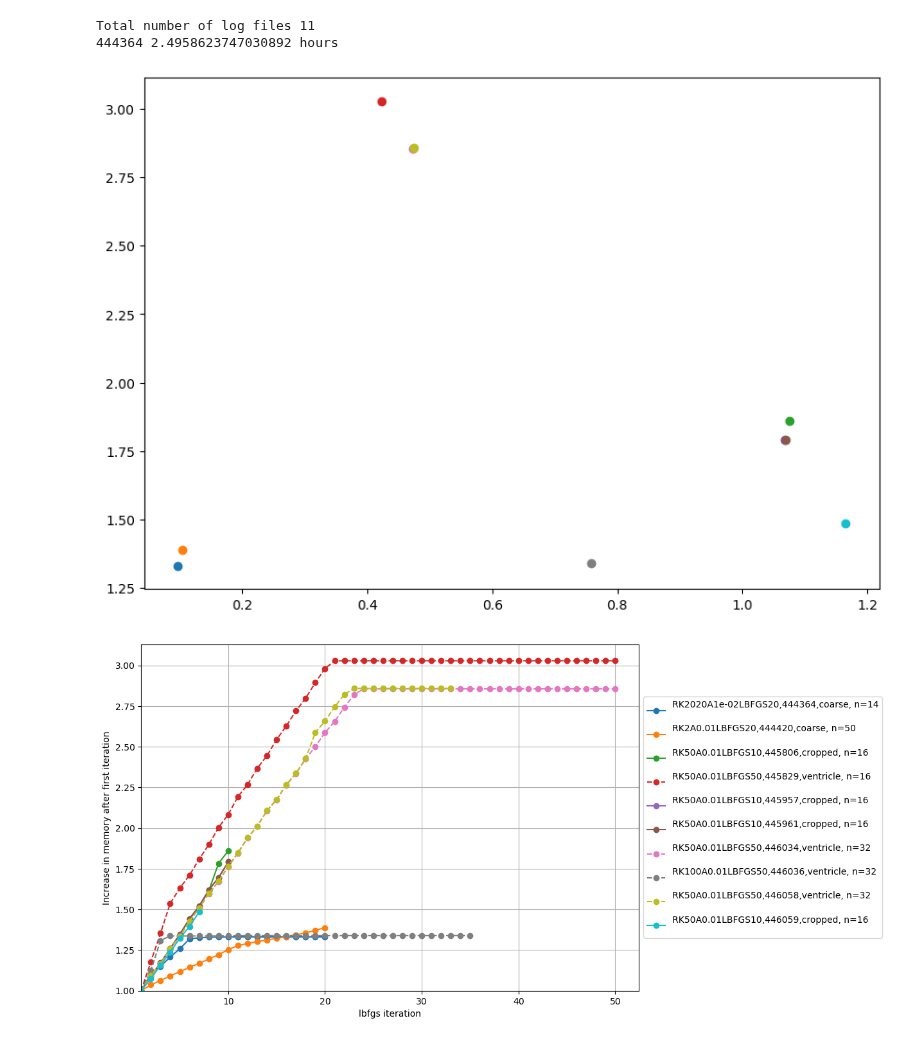
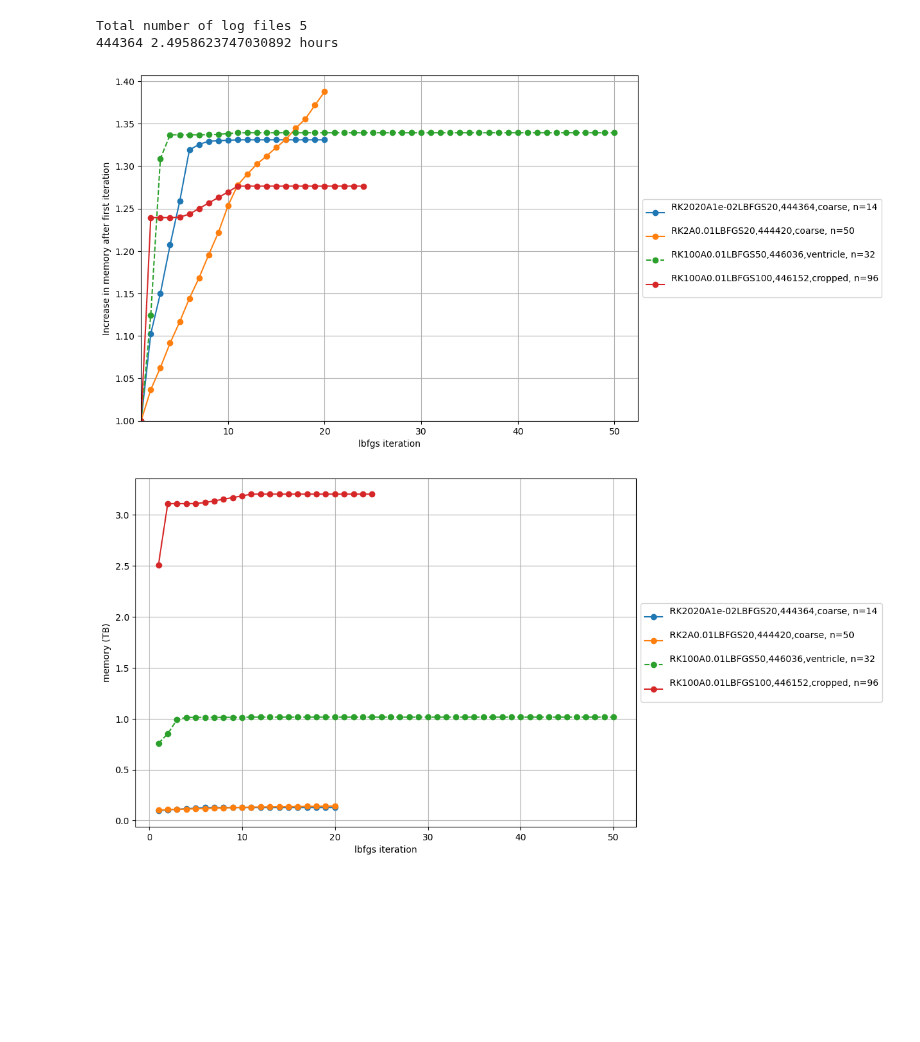
Before and after one commit to JohannesHaubner/mapMRI, a Jupyter notebook: examples/debugging/mem.ipynb, the cells around one changed output. Saved outputs shown, nothing was run; the diff lists cells and outputs as text; code cells hidden in the pictures; blank space fills up the shorter version.

```diff
--- a/examples/debugging/mem.ipynb
+++ b/examples/debugging/mem.ipynb
@@ -10,27 +10,6 @@ def func(x, a, b,):
     return a * x + b
 # %%
 path = pathlib.Path("/home/bastian/D1/registration/mrislurm/")
-slurmids = [
-    441149, 441152, 441153,
-    # no preconditioning:
-    441187, 441188, 441189,
-    441203, 441153,
-    441265, 441367, 441419,
-    441443, 441444,
-]
-
-
-# compare mpi.barrier to not having barrier:
-slurmids = [
-    443751,
-    443759, 443752,
-    # # euler:
-    443761, 443874,
-    # # from singularity:
-     443871, 443873, # 443875, 443874, 443877,
-    443880, 443890,
-    443939, 443940
-]
 
 slurmids = [444364,
             444420,
@@ -48,20 +27,18 @@ slurmids = [444364,
             # 445351,
             # 445348,
             # 445457,
-            445806, 445829, 445957, 445961, 445962,
-            446059, 446034, 446058, 446036
+            #445806, 445829, 445957, 445961, 445962,
+            # 446059, 446034, 446058,
+            446036,
+            446145,
+            446152
 ]
 
 
-# path = pathlib.Path("/home/bastian/D1/registration/cubeslurm/")
-# slurmids = [
-#     444197, 444198
-# ]
 
 print("Total number of log files", len(slurmids))
 
-fig3 = plt.figure(figsize=(10,7))
-ax3 = plt.subplot(111)
+
 
 fig2 = plt.figure(figsize=(10,7))
 ax2 = plt.subplot(111)
@@ -95,17 +72,8 @@ for slurmid in sorted(slurmids):
 
     outfoldername = outfoldername.replace("\n", "").replace(" ", "")
 
-    # print(slurmid, outputfolder)
-    # print(hyperparameters["input"])
-
-    # if not "coarse" in hyperparameters["input"]:
-    #     print("continue")
-    #     continue
-
     try:
         mema[:,0]
-        # print(mema[:, 0])
-
         if "optimization_time_hours" in hyperparameters.keys():#["optimization_time_hours"])
             print(slurmid, hyperparameters["optimization_time_hours"], "hours")
 
@@ -116,8 +84,6 @@ for slurmid in sorted(slurmids):
     marker = "o"
     linestyle = "-"
     fac2 = mema[np.argmin(np.abs(mema[:, 0]-1)),1]
-    # popt, pcov = curve_fit(func, mema[:10,0]-1, mema[:10, 1])
-    # print(slurmid, "linear slope=", popt[0], "slope/b", popt[0] / popt[1])
 
     label = outfoldername + "," + str(slurmid) #  + ",N=" + str(ntasks)
 
@@ -142,13 +108,6 @@ for slurmid in sorted(slurmids):
         label += "(singularity)"
         marker = "x"
 
-
-    # elif hyperparameters["smoothen"] is False:
-    #     pass
-    #     # continue
-    # else:
-    #     # pass
-    #     continue
 
     if "RK" in outfoldername:
         color = "r"
@@ -174,42 +133,33 @@ for slurmid in sorted(slurmids):
 
     label += ", n=" + str(ntasks)
 
     label = label.replace("RK", "RK"+str(int(hyperparameters["max_timesteps"])))
 
     line = plt.plot(mema[:,0], mema[:,1], marker=marker, linestyle=linestyle, color=color,
             label=label,
             )
 
     color = line[-1].get_color()
-    # ax2.plot(mema[:-1,0], mema[1:,1] - mema[:-1,1], marker=marker, linestyle=linestyle, color=color, label=label,)
     ax2.plot(mema[:,0], mema[:,1] / fac2, marker=marker, linestyle=linestyle, color=color, label=label,)
 
-
-
-    # for key, item in line_searches.items():
-    #     if item > 0:
-    #         ax2.axvline(key, marker=marker, linestyle=linestyle, color=color, markevery=0.1, label="linesearch")
-
-    ax3.plot(mema[0, 1], mema[-1, 1] / mema[0, 1], marker=marker, color=color)
-    # ax3.plot(np.linspace(0, 1.2, 100), 1+ np.linspace(0, 1.2, 100))
 
 
 plt.xlabel("lbfgs iteration")
 ax2.set_xlabel("lbfgs iteration")
 ax.set_ylabel("memory (TB)")
 ax2.set_xlim(1, None)
 ax2.set_ylim(1, None)
 ax2.set_ylabel("Increase in memory after first iteration")
 # ax2.set_xlim(1, None)
 # plt.xlim(1, None)
 # plt.xticks(list(range(1, int(plt.gca().get_xlim()[1]))))
 ax.grid()
 ax2.grid()
 ax.legend(loc='center left', bbox_to_anchor=(1, 0.5))
 ax2.legend(loc='center left', bbox_to_anchor=(1, 0.5))
 plt.show()
 # %% [output]
-Total number of log files 11
+Total number of log files 5
 444364 2.4958623747030892 hours
-[figure, old version]
+[figure, new version]
-[figure, old version]
+[figure, new version]
```
Also changed, not shown: parts of 1 cell of this notebook, 11 other files.
